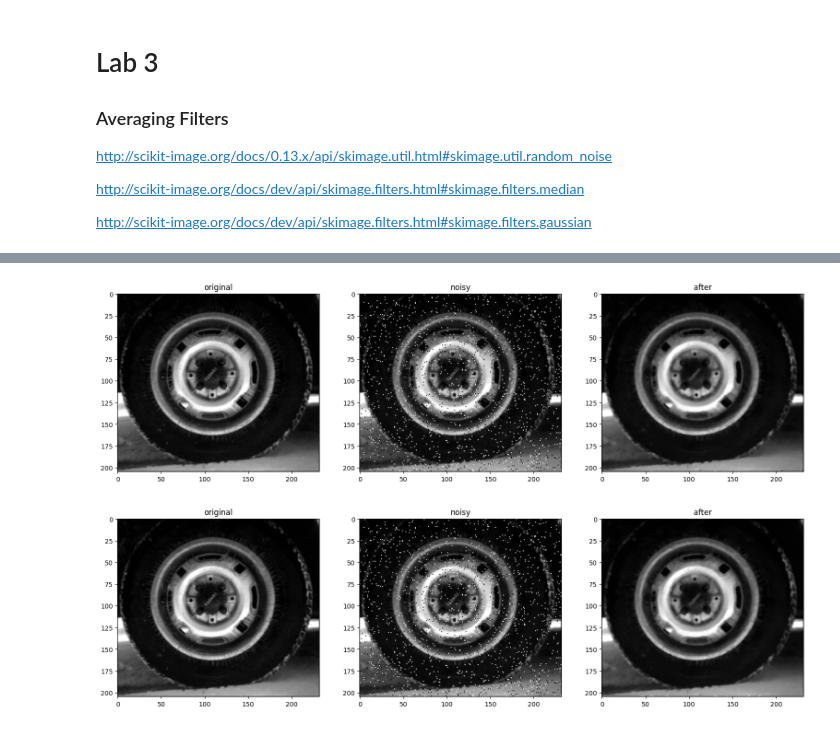
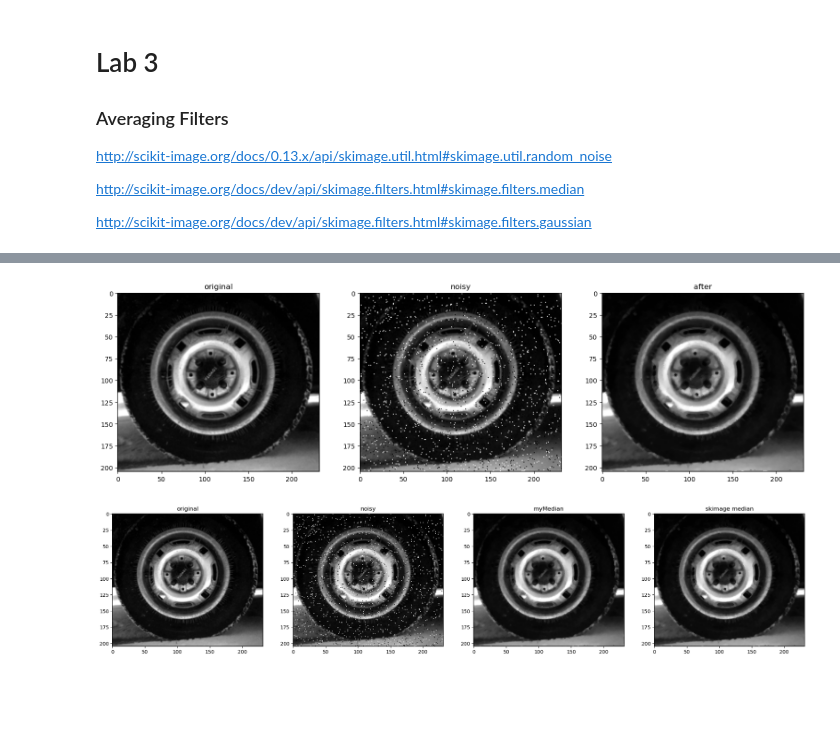
Before and after one commit to BeshoyMorad/ImageProcessing_Labs, a Jupyter notebook: Lab 3/Lab_Smoothing_STD.ipynb, the cells around one changed output, grey strips where cells are left out. Cells and saved outputs as stored; diff of their text form; code cells hidden in the pictures; blank space fills up the shorter version.

```diff
--- a/Lab 3/Lab_Smoothing_STD.ipynb
+++ b/Lab 3/Lab_Smoothing_STD.ipynb
@@ -30,26 +30,26 @@ def myMedian(img, window):
 	edgey = window[0] // 2
 
 	outputImage = np.zeros(img.shape)
-	img = np.pad(img, pad_width=1, mode='constant', constant_values=0)
+	img = np.pad(img, pad_width=1, mode='edge')
 
 	for x in range(edgex, img.shape[1] - edgex):
 		for y in range(edgey, img.shape[0] - edgey):
 			outputImage[y-1][x-1] = np.median(img[y-1:y+2, x-1:x+2])
 	return outputImage
 
-
 afterMyMedian = myMedian(noisy_img, (3,3))
 show_images([img, noisy_img, afterMyMedian], ["original", "noisy", "after"])
 # %% [output]
-[figure, old version]
+[figure, new version]
 # %%
 '''
 (2) skimage median filter
 '''
 after = median(noisy_img)
-show_images([img, noisy_img, after], ["original", "noisy", "after"])
+# show_images([img, noisy_img, after], ["original", "noisy", "after"])
+show_images([img, noisy_img, afterMyMedian, after], ["original", "noisy", "myMedian", "skimage median"])
 # %% [output]
-[figure, old version]
+[figure, new version]
 # %%
 '''
 (3) Gaussion Filters
```
Also changed, not shown: parts of 4 cells of this notebook, 1 other file.
